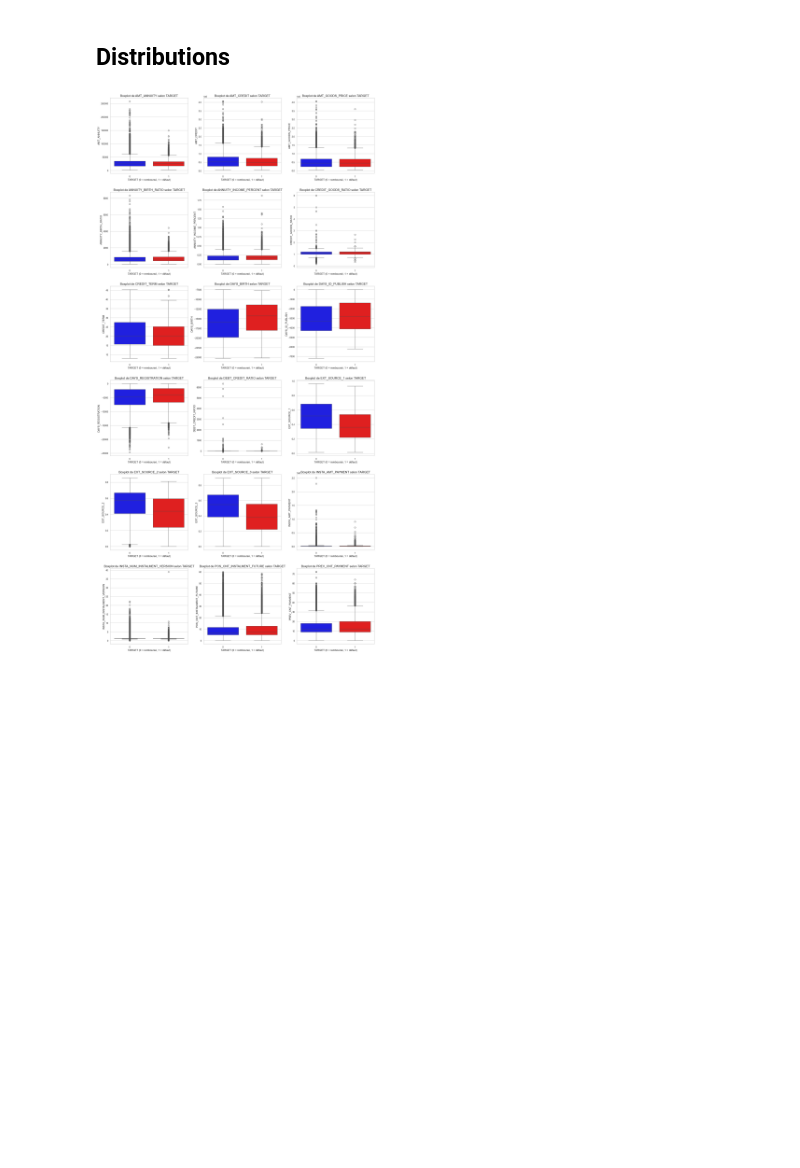
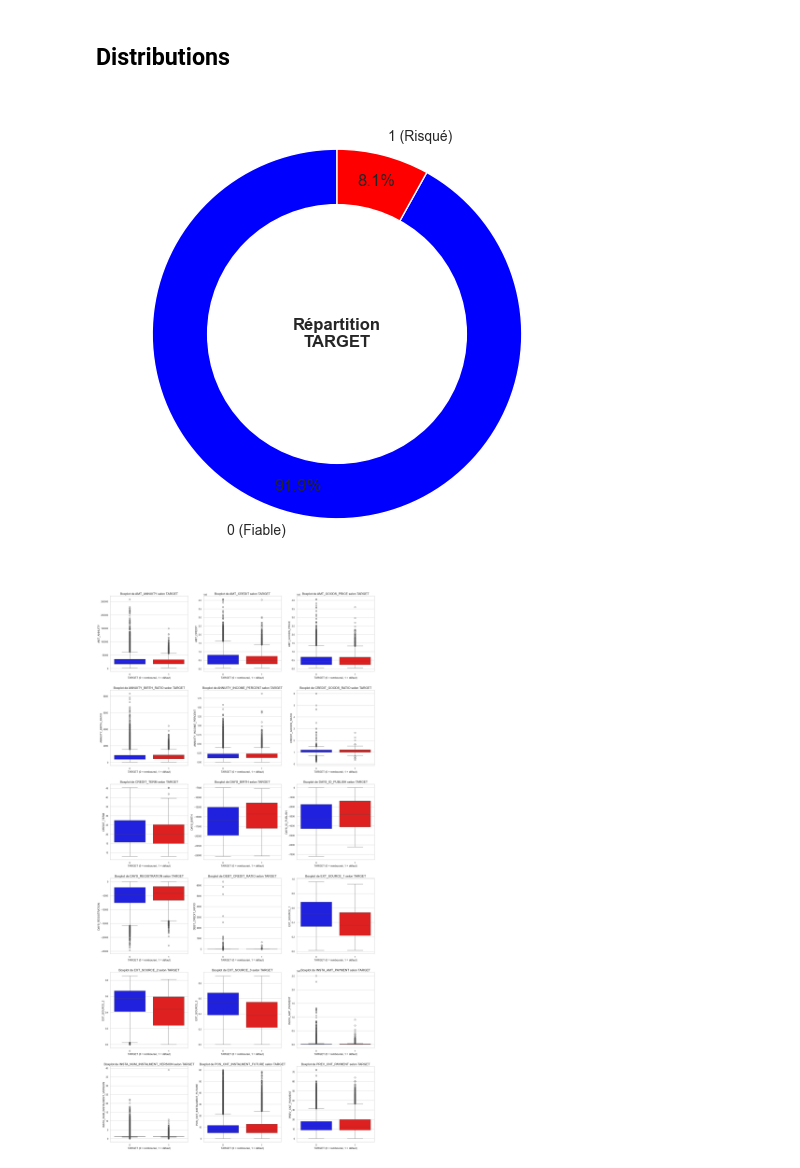
Before and after one commit to davfgh/Projet7_OpenClassrooms, a Jupyter notebook: Farizon_David_2_notebook_code_012025.ipynb, the cells around one changed output. Cells and saved outputs as stored; diff of their text form; code cells hidden in the pictures; blank space fills up the shorter version.

```diff
--- a/Farizon_David_2_notebook_code_012025.ipynb
+++ b/Farizon_David_2_notebook_code_012025.ipynb
@@ -336,6 +338,35 @@ sns.set(style="whitegrid")
 plt.rcParams.update({'figure.figsize': (18, 36), 'axes.titlesize': 14, 'axes.labelsize': 12, 'xtick.labelsize': 10, 'ytick.labelsize': 10})
 # %% [markdown]
 ## Distributions
+# %%
+# Comptage des valeurs de TARGET
+target_counts = app_train['TARGET'].value_counts()
+labels = ['0 (Fiable)', '1 (Risqué)']
+colors = ['blue', 'red']
+
+# Création du diagramme en anneau
+fig, ax = plt.subplots(figsize=(6, 6))
+wedges, texts, autotexts = ax.pie(
+    target_counts,
+    labels=labels,
+    autopct='%1.1f%%',
+    colors=colors,
+    startangle=90,
+    wedgeprops={'linewidth': 1, 'edgecolor': 'white'},
+    pctdistance=0.85
+)
+
+# Création d'un cercle pour l'effet d'anneau
+centre_circle = plt.Circle((0, 0), 0.70, fc='white')
+fig.gca().add_artist(centre_circle)
+
+# Ajout de la légende au centre
+ax.text(0, 0, "Répartition\nTARGET", ha='center', va='center', fontsize=12, fontweight='bold')
+
+# Affichage du graphique
+plt.show()
+# %% [output]
+[figure, added]
 # %%
 # Limiter à 18 figures pour éviter l'erreur liée à la grille
 columns_to_plot = features[:18]
```
Also changed, not shown: parts of 3 cells of this notebook.
